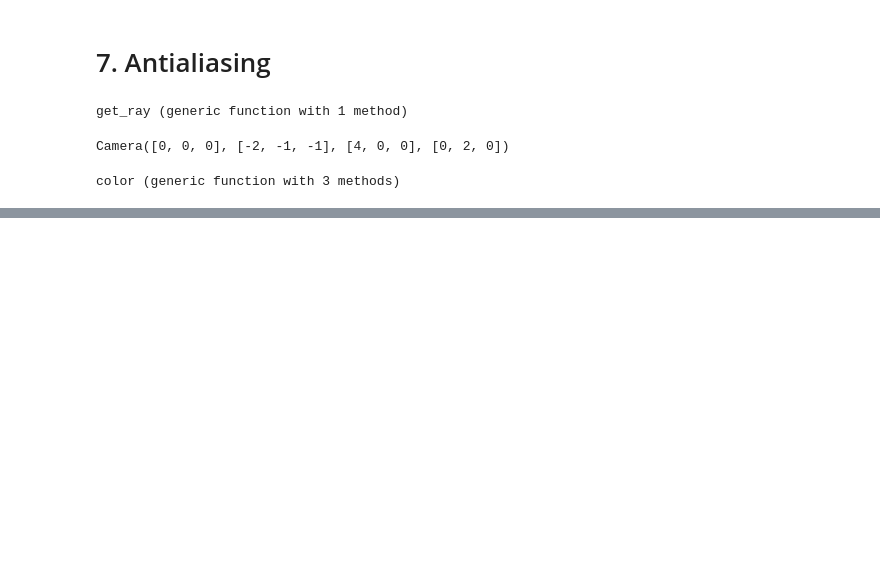
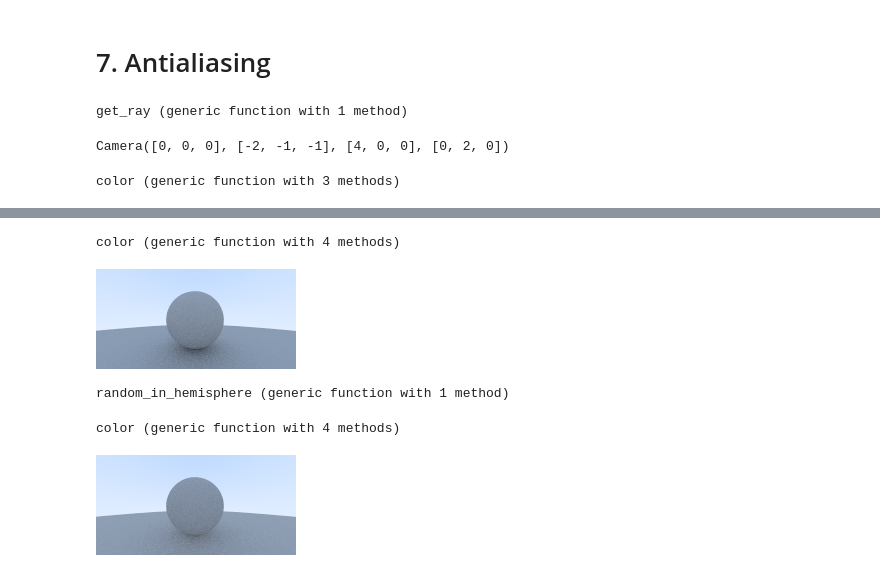
Before and after one commit to shritesh/raytrace, a Jupyter notebook: Raytracing.ipynb, the cells around one changed output, grey strips where cells are left out. Saved outputs shown, nothing was run; the diff lists cells and outputs as text; code cells hidden in the pictures; blank space fills up the shorter version.

```diff
--- a/Raytracing.ipynb
+++ b/Raytracing.ipynb
@@ -295,0 +374,55 @@ color (generic function with 3 methods)
+# %%
+function color(r::Ray, world::Hittable, depth)
+    rec = HitRecord()
+
+    if depth <= 0
+        return [0, 0, 0]
+    end
+
+    if hit(world, r, 0.001, Inf, rec)
+        target = rec.p + rec.normal + random_unit_vector()
+        return 0.5 * color(Ray(rec.p, target - rec.p), world, depth - 1)
+    end
+    unit_direction = normalize(r.direction)
+    t = 0.5 * (y(unit_direction) + 1)
+    (1 - t) * [1, 1, 1] + t * [0.5, 0.7, 1]
+end
+# %% [output]
+color (generic function with 4 methods)
+# %%
+render()
+# %% [output]
+[figure, added]
+# %%
+function random_in_hemisphere(normal)
+    in_unit_sphere = random_in_unit_sphere()
+    if dot(in_unit_sphere, normal) > 0
+        in_unit_sphere
+    else
+        -in_unit_sphere
+    end
+end
+# %% [output]
+random_in_hemisphere (generic function with 1 method)
+# %%
+function color(r::Ray, world::Hittable, depth)
+    rec = HitRecord()
+
+    if depth <= 0
+        return [0, 0, 0]
+    end
+
+    if hit(world, r, 0.001, Inf, rec)
+        target = rec.p + random_in_hemisphere(rec.normal)
+        return 0.5 * color(Ray(rec.p, target - rec.p), world, depth - 1)
+    end
+    unit_direction = normalize(r.direction)
+    t = 0.5 * (y(unit_direction) + 1)
+    (1 - t) * [1, 1, 1] + t * [0.5, 0.7, 1]
+end
+# %% [output]
+color (generic function with 4 methods)
+# %%
+render()
+# %% [output]
+[figure, added]
```
Also changed, not shown: parts of 23 cells of this notebook.
